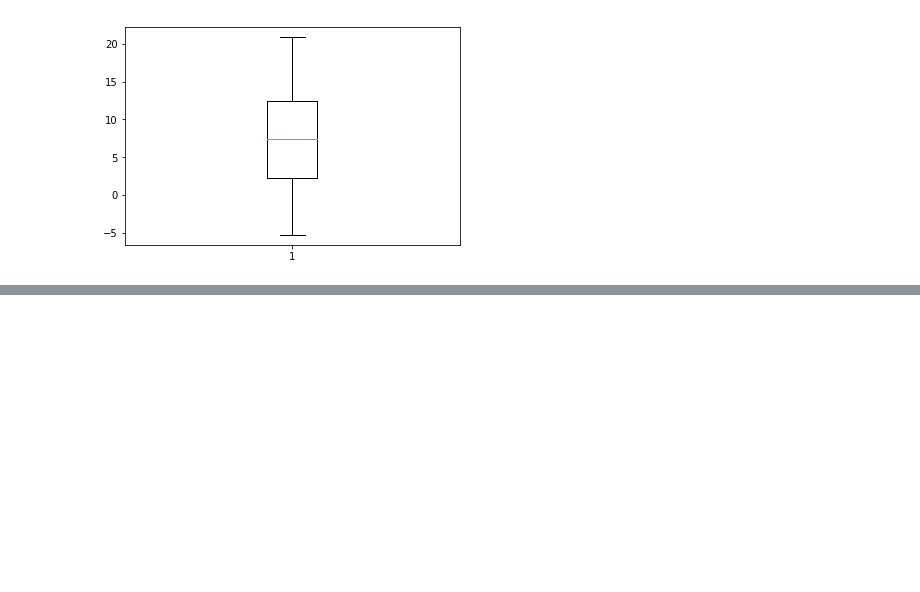
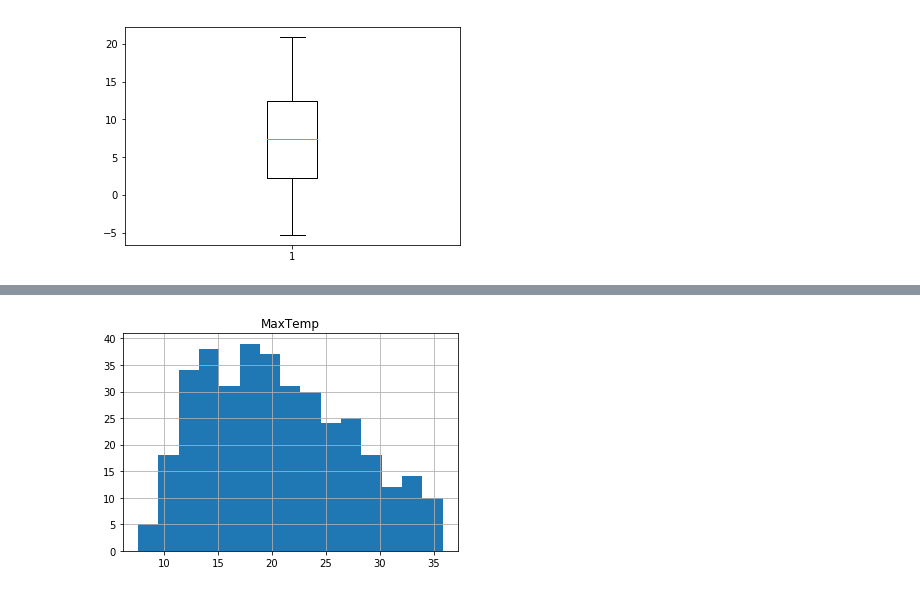
Before and after one commit to nguyenbh1507/TIC-Data-Science-1, a Jupyter notebook: Session2/matplotlib-data-visualization.ipynb, the cells around one changed output, grey strips where cells are left out. Saved outputs shown, nothing was run; the diff lists cells and outputs as text; code cells hidden in the pictures; blank space fills up the shorter version.

```diff
--- a/Session2/matplotlib-data-visualization.ipynb
+++ b/Session2/matplotlib-data-visualization.ipynb
@@ -145,0 +156,6 @@ plt.show()
+# %%
+# use intergrate with pandas
+df.hist(column='MaxTemp', bins=15)
+plt.show()
+# %% [output]
+[figure, added]
```
Also changed, not shown: parts of 2 cells of this notebook, 4 other files.
